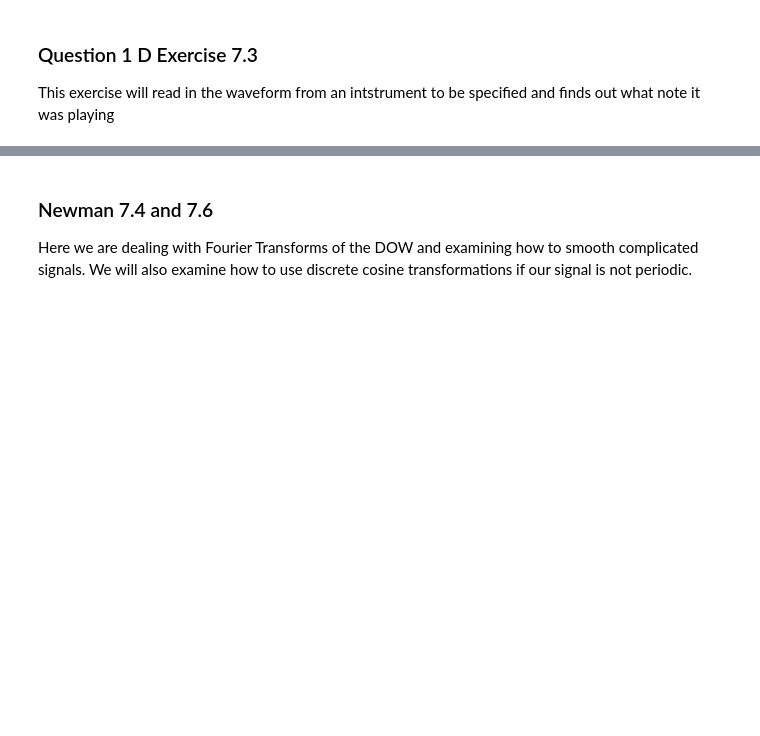
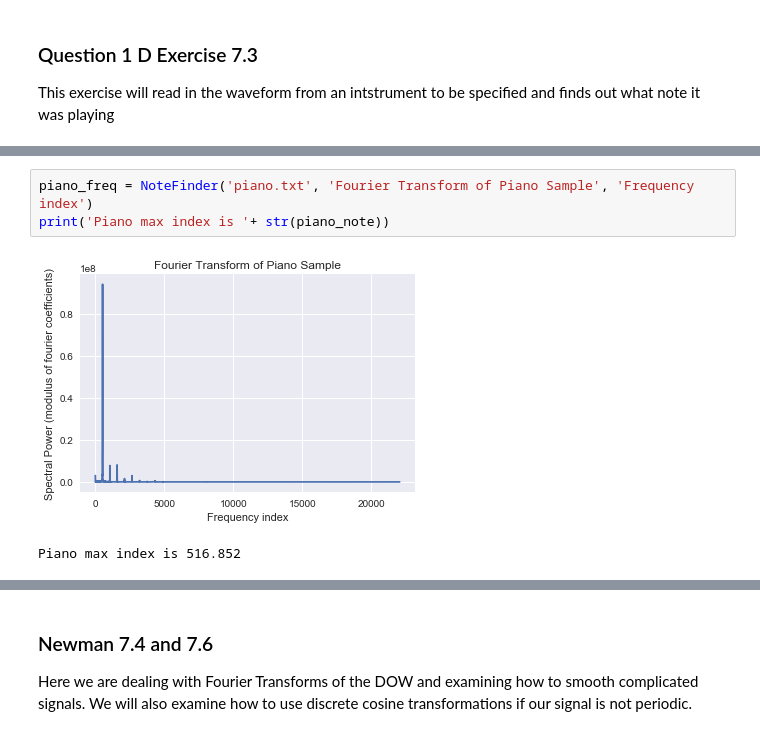
Before and after one commit to andrewkhardy/PHY-407, a Jupyter notebook: Lab05-01.ipynb, the cells around one changed output, grey strips where cells are left out. Drawn from its saved outputs; the diff is of its cells as text; blank space fills up the shorter version.

```diff
--- a/Lab05-01.ipynb
+++ b/Lab05-01.ipynb
@@ -84,0 +92,6 @@ print(piano_note)
+# %%
+piano_freq = NoteFinder('piano.txt', 'Fourier Transform of Piano Sample', 'Frequency index')
+print('Piano max index is '+ str(piano_note))
+# %% [output]
+[figure, added]
+Piano max index is 516.852
```
Also changed, not shown: parts of 5 cells of this notebook.
